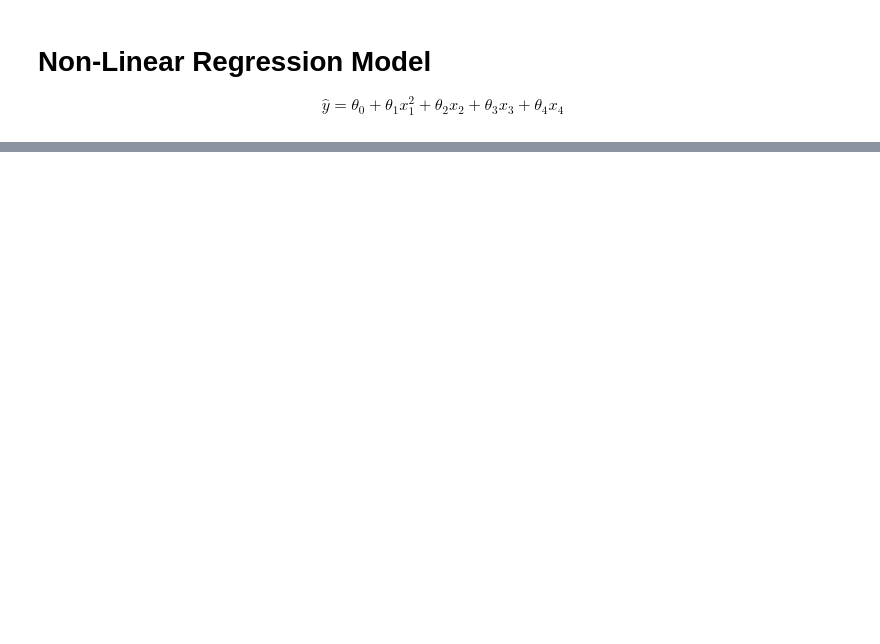
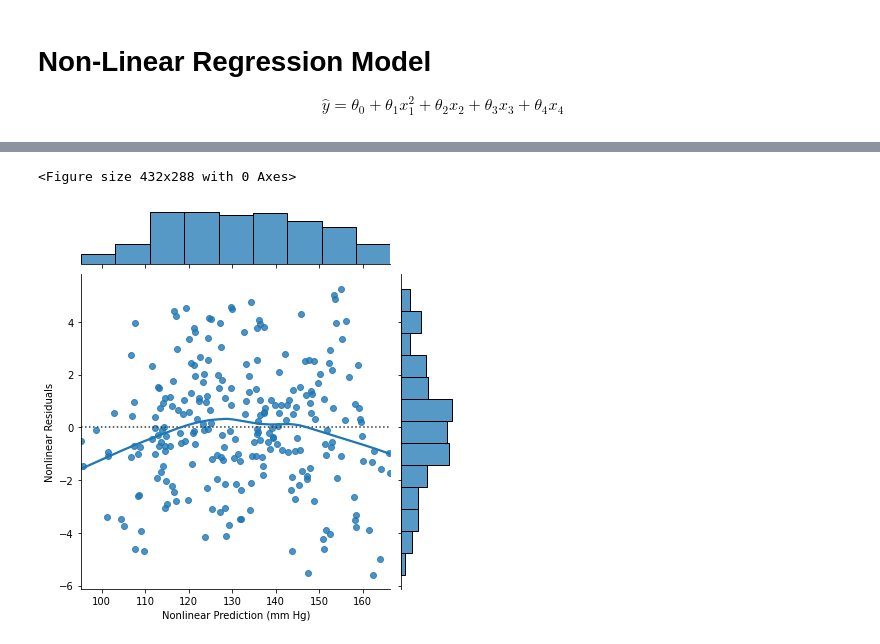
Before and after one commit to BrentonGraham/biomedical-ml-anschutz, a Jupyter notebook: 1. Linear Regression/LinearRegression.ipynb, the cells around one changed output, grey strips where cells are left out. Saved outputs shown, nothing was run; the diff lists cells and outputs as text; code cells hidden in the pictures; blank space fills up the shorter version.

```diff
--- a/1. Linear Regression/LinearRegression.ipynb
+++ b/1. Linear Regression/LinearRegression.ipynb
@@ -211,0 +188,5 @@ for feature in varnames:
+# %%
+res_scatter(df=data, x_col='Nonlinear Prediction (mm Hg)', y_col='Nonlinear Residuals')
+# %% [output]
+<Figure size 432x288 with 0 Axes>
+[figure, added]
```
Also changed, not shown: parts of 21 cells of this notebook.
